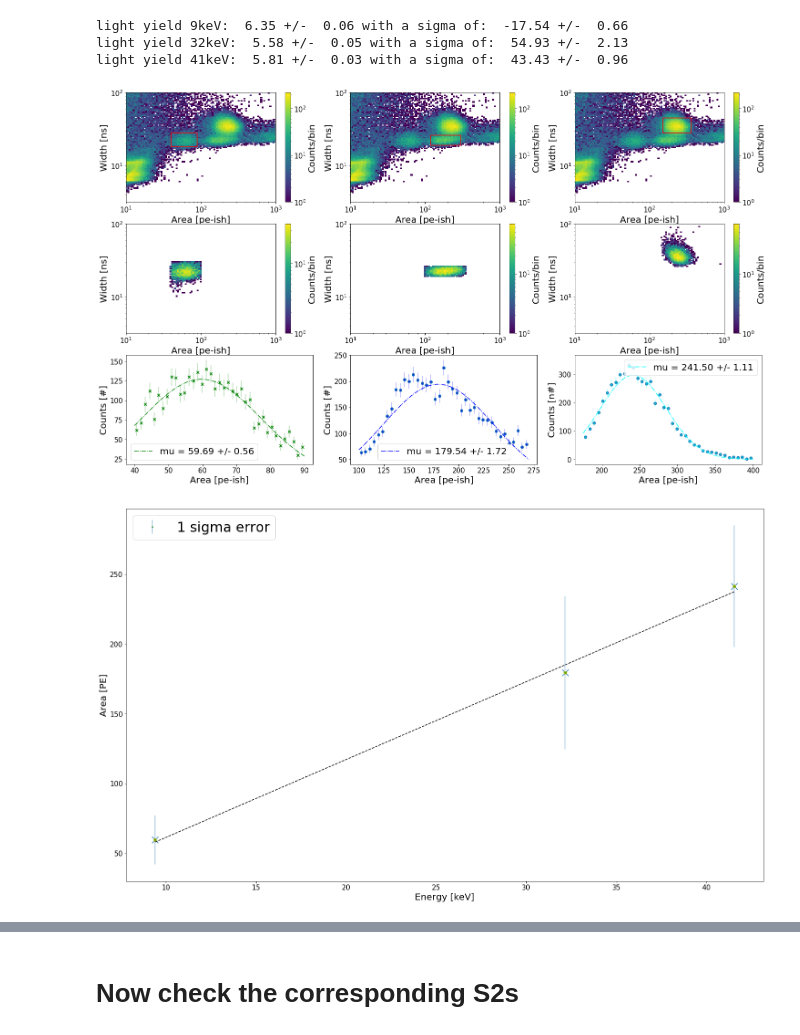
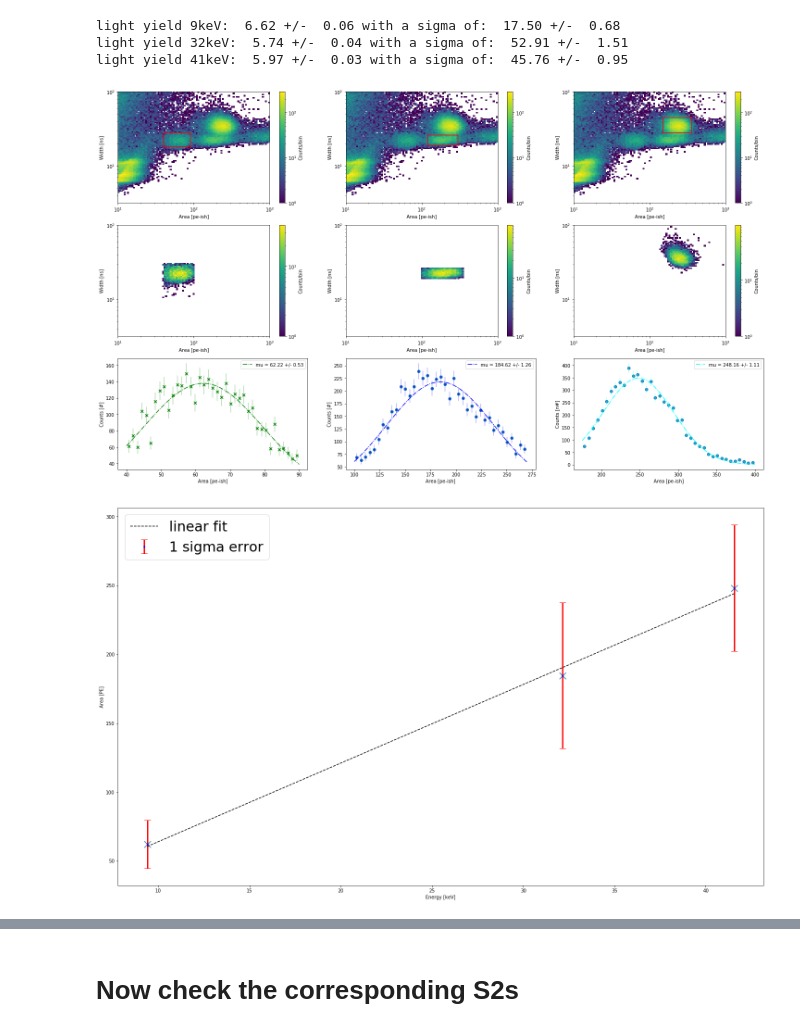
Before and after one commit to AG-Schumann/xebra_scripts, a Jupyter notebook: strax_analysis/Data_vs_NEST.ipynb, the cells around one changed output, grey strips where cells are left out. Drawn from its saved outputs; the diff is of its cells as text; code cells hidden in the pictures.

```diff
--- a/strax_analysis/Data_vs_NEST.ipynb
+++ b/strax_analysis/Data_vs_NEST.ipynb
@@ -14,7 +14,7 @@ import math
 from scipy.special import factorial
 # %%
 ctx = straxbra.XebraContext()
-run = '00192'
+run = '00187'
 peaks_data_xebra = ctx.get_array(run, 'peaks')
 waveform = peaks_data_xebra['data']
 width_decile = -peaks_data_xebra['area_decile_from_midpoint'][:,1]
@@ -482,37 +482,38 @@ plt.show()
 fig, ax = plt.subplots(1,1, figsize=(25,15))
 
 SIZE = 20
 EXTRA_SIZE = 30
 
 plt.rc('font', size=SIZE)          # controls default text sizes
 plt.rc('axes', titlesize=EXTRA_SIZE)     # fontsize of the axes title
 plt.rc('axes', labelsize=SIZE)    # fontsize of the x and y labels
 plt.rc('xtick', labelsize=15)    # fontsize of the tick labels
 plt.rc('ytick', labelsize=15)    # fontsize of the tick labels
 plt.rc('legend', fontsize=SIZE)    # legend fontsize
 plt.rc('figure', titlesize=SIZE)
 
 
 kr_err_list = [perr7[1], perr8[1], perr9[1]]
 kr_energy = [9.4, 32.15, 41.55]
 kr_sigma_list = [popt7[2], popt8[2], popt9[2]]
 kr_list = [popt7[1], popt8[1], popt9[1]]
 
 plt.scatter(kr_energy, kr_list, marker = 'x', s=200)
-plt.errorbar(kr_energy, kr_list, yerr=kr_sigma_list,marker= '.', mec='green', mfc= 'green' ,fmt='.', alpha = 0.5, label='1 sigma error')
+plt.errorbar(kr_energy, kr_list, yerr=kr_sigma_list,marker= '.', ecolor='red', capsize=7, fmt = 'bx',elinewidth=3, label='1 sigma error')
 
 
 fit = np.polyfit(kr_energy,kr_list,1)
 fit_fn = np.poly1d(fit)
-plt.plot(kr_energy,kr_list, 'yo', kr_energy, fit_fn(kr_energy), '--k')
+#plt.plot(kr_energy,kr_list, 'yo', label = 'linear fit')
+plt.plot(kr_energy, fit_fn(kr_energy), '--k', label = 'linear fit')
 #plt.fill_between(kr_energy, kr_list-kr_sigma_list, kr_list+kr_sigma_list)
 ax.set_xlabel('Energy [keV]')
 ax.set_ylabel('Area [PE]')
 plt.legend(loc =2,prop={'size': 30})
 plt.show()
 # %% [output]
-light yield 9keV:  6.35 +/-  0.06 with a sigma of:  -17.54 +/-  0.66
-light yield 32keV:  5.58 +/-  0.05 with a sigma of:  54.93 +/-  2.13
-light yield 41keV:  5.81 +/-  0.03 with a sigma of:  43.43 +/-  0.96
+light yield 9keV:  6.62 +/-  0.06 with a sigma of:  17.50 +/-  0.68
+light yield 32keV:  5.74 +/-  0.04 with a sigma of:  52.91 +/-  1.51
+light yield 41keV:  5.97 +/-  0.03 with a sigma of:  45.76 +/-  0.95
-[figure, old version]
+[figure, new version]
-[figure, old version]
+[figure, new version]
```
Also changed, not shown: parts of 3 cells of this notebook, 7 other files.
